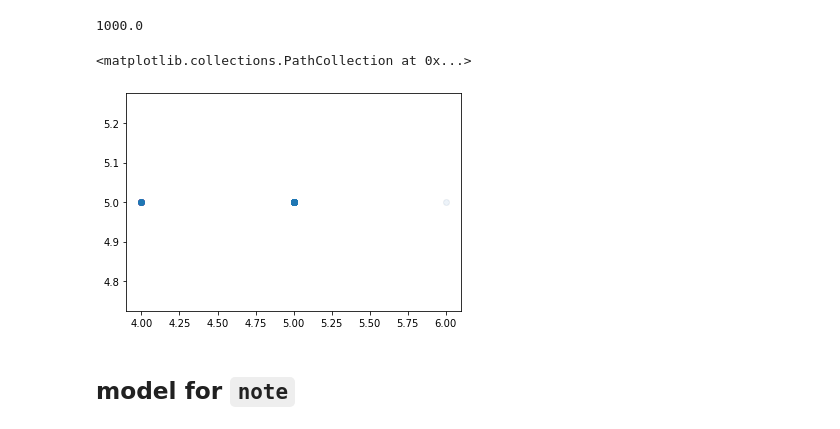
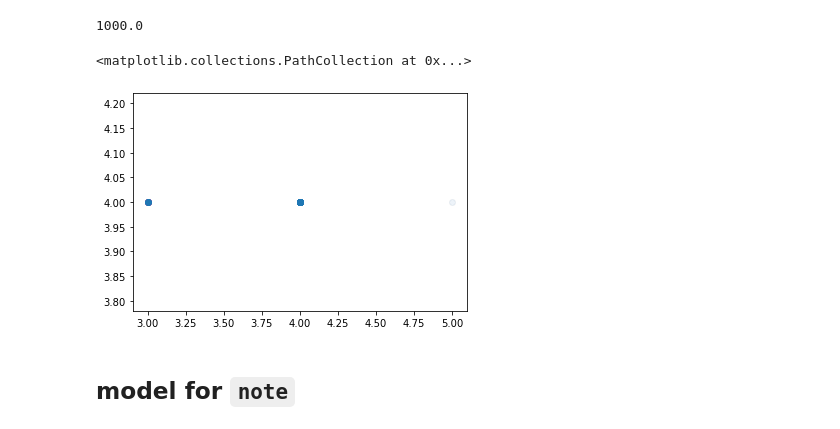
Before and after one commit to Sciurus365/MLProject2021, a Jupyter notebook: MultiStep2.ipynb, the cells around one changed output. Cells and saved outputs as stored; diff of their text form; code cells hidden in the pictures.

```diff
--- a/MultiStep2.ipynb
+++ b/MultiStep2.ipynb
@@ -40,7 +40,7 @@ piano_input = pd.read_csv('F.txt', sep='\t', header=None)
 # Transform piano key pitch (A0 = 1) to Midi pitch (A0 = 21)
 # Different sources say different numbers for A0. Might be 9 or 21. :| 9 seems to be A(-1) generally though.
 # If we map octave -1 to index 0 (which is the easiest probably), then we need A0 = 21.
-midi_input = piano_input.where(piano_input == 0, piano_input + 20)
+midi_input = piano_input.where(piano_input == 0, piano_input + 8)
 # Take the voice we are working on
 voice_input = midi_input.iloc[:, VOICE]
 
@@ -74,7 +74,7 @@ for lag in range(1, LAG + 1):
     notes_lagged_df = pd.concat((notes_lagged_df, lagged), axis=1)
 
 # Drop rows containing NA (i.e. the first LAG rows basically)
-dfV1_full = notes_lagged_df
+dfV3_full = notes_lagged_df
 notes_lagged_df = notes_lagged_df.dropna()
 
 # Show first 10 notes
@@ -113,10 +113,10 @@ dfV1_full
 # %% [markdown]
 Change here: duration also as categorical
 # %%
-dfV1 = notes_lagged_df
+dfV3 = notes_lagged_df
 # columns as categories or contineous variables
-cate_cols = [i for i in dfV1.columns.values if (re.search('note', i) or re.search('rest', i) or re.search('duration', i))]
-cont_cols = [i for i in dfV1.columns.values if (re.search('octave', i))]
+cate_cols = [i for i in dfV3.columns.values if (re.search('note', i) or re.search('rest', i) or re.search('duration', i))]
+cont_cols = [i for i in dfV3.columns.values if (re.search('octave', i))]
 print(cate_cols)
 print(cont_cols)
 # %% [output]
@@ -153,17 +153,17 @@ rcv_pipe_octave = make_pipeline(
     RidgeClassifierCV(alphas = [0.001, 0.01, 0.1, 1., 10., 100., 1000.], cv = 10)
 )
 ## here we need to filter out rests
-rcv_pipe_octave.fit(X = dfV1[dfV1.rest != 1][dfV1.columns.drop(['note', 'octave', 'duration'])],
-                    y = dfV1[dfV1.rest != 1]['octave'])
+rcv_pipe_octave.fit(X = dfV3[dfV3.rest != 1][dfV3.columns.drop(['note', 'octave', 'duration'])],
+                    y = dfV3[dfV3.rest != 1]['octave'])
 rcv_pipe_octave['ridgeclassifiercv'].alpha_
 # %% [output]
 1000.0
 # %%
-rcv_pipe_octave_pred = rcv_pipe_octave.predict(X = dfV1[dfV1.rest != 1][dfV1.columns.drop(['note', 'octave', 'duration'])])
-plt.scatter(dfV1[dfV1.rest != 1]['octave'], rcv_pipe_octave_pred, alpha = 0.01)
+rcv_pipe_octave_pred = rcv_pipe_octave.predict(X = dfV3[dfV3.rest != 1][dfV3.columns.drop(['note', 'octave', 'duration'])])
+plt.scatter(dfV3[dfV3.rest != 1]['octave'], rcv_pipe_octave_pred, alpha = 0.01)
 # %% [output]
 <matplotlib.collections.PathCollection at 0x...>
-[figure, old version]
+[figure, new version]
 # %% [markdown]
 ## model for `note`
 # %%
```
Also changed, not shown: parts of 28 cells of this notebook, 5 other files.
